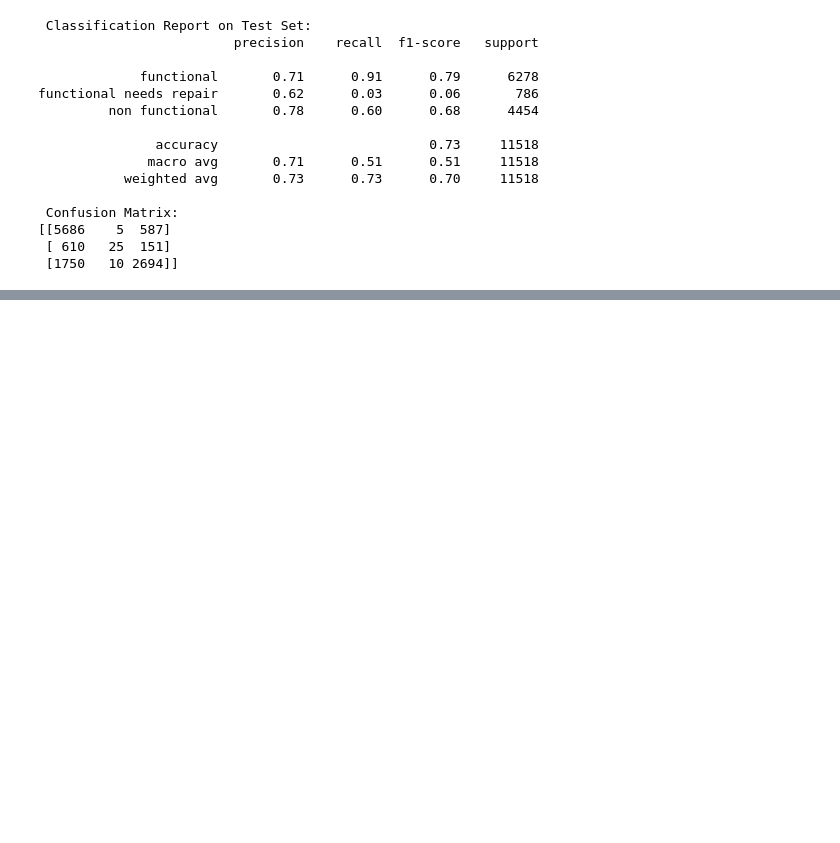
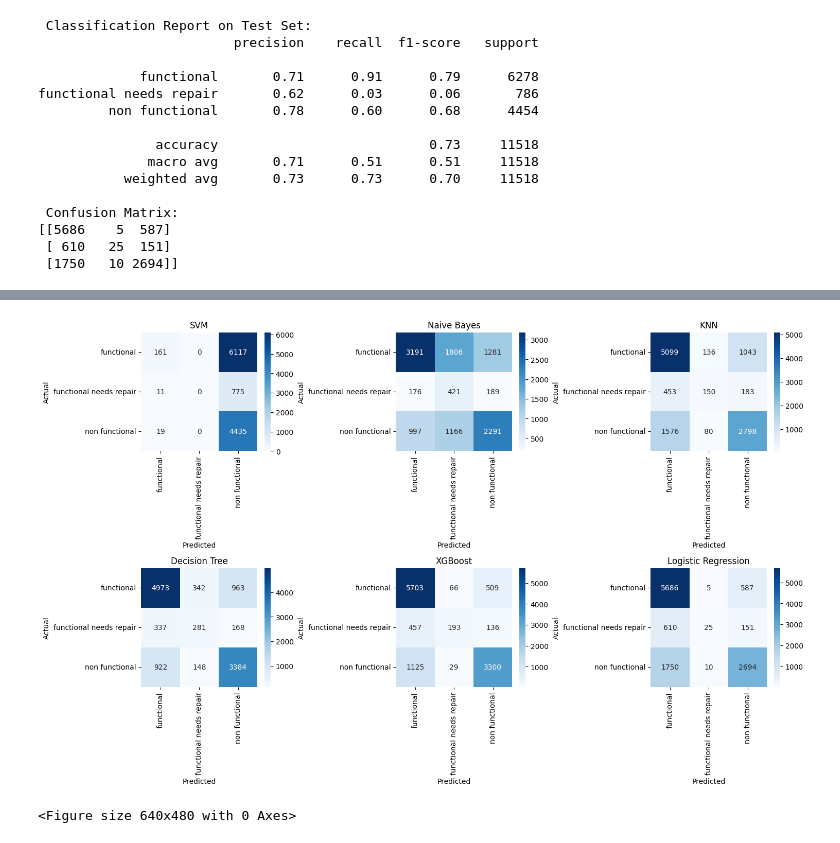
Before and after one commit to jimbodonahue/water_pumps, a Jupyter notebook: notebooks/Sprint 2-Continued-Model.ipynb, the cells around one changed output, grey strips where cells are left out. Saved outputs shown, nothing was run; the diff lists cells and outputs as text; code cells hidden in the pictures; blank space fills up the shorter version.

```diff
--- a/notebooks/Sprint 2-Continued-Model.ipynb
+++ b/notebooks/Sprint 2-Continued-Model.ipynb
@@ -181,0 +317,26 @@ SyntaxError: unmatched ')' (1566024704.py, line 8)
+# %%
+# Plot confusion matrices as heatmaps
+fig, axes = plt.subplots(3, 3, figsize=(15, 12))  # 3 rows × 3 columns
+axes = axes.flatten()  # Flatten to 1D for easy indexing
+
+class_labels = le.classes_
+
+# Plot confusion matrices
+for i, (name, preds) in enumerate(model_preds.items()):
+    cm = confusion_matrix(y_test, preds)
+    sns.heatmap(cm, annot=True, fmt='d', cmap='Blues',
+                xticklabels=class_labels, yticklabels=class_labels, ax=axes[i])
+    axes[i].set_title(name)
+    axes[i].set_xlabel("Predicted")
+    axes[i].set_ylabel("Actual")
+
+# Hide remaining empty subplots (if fewer than 9 models)
+for j in range(len(model_preds), 9):
+    fig.delaxes(axes[j])
+
+plt.tight_layout()
+plt.show()
+plt.savefig(os.path.join(data_path,"confusion_matrices_grid.png"), dpi=300, bbox_inches='tight')
+# %% [output]
+[figure, added]
+<Figure size 640x480 with 0 Axes>
```
Also changed, not shown: parts of 17 cells of this notebook, 17 other files.
